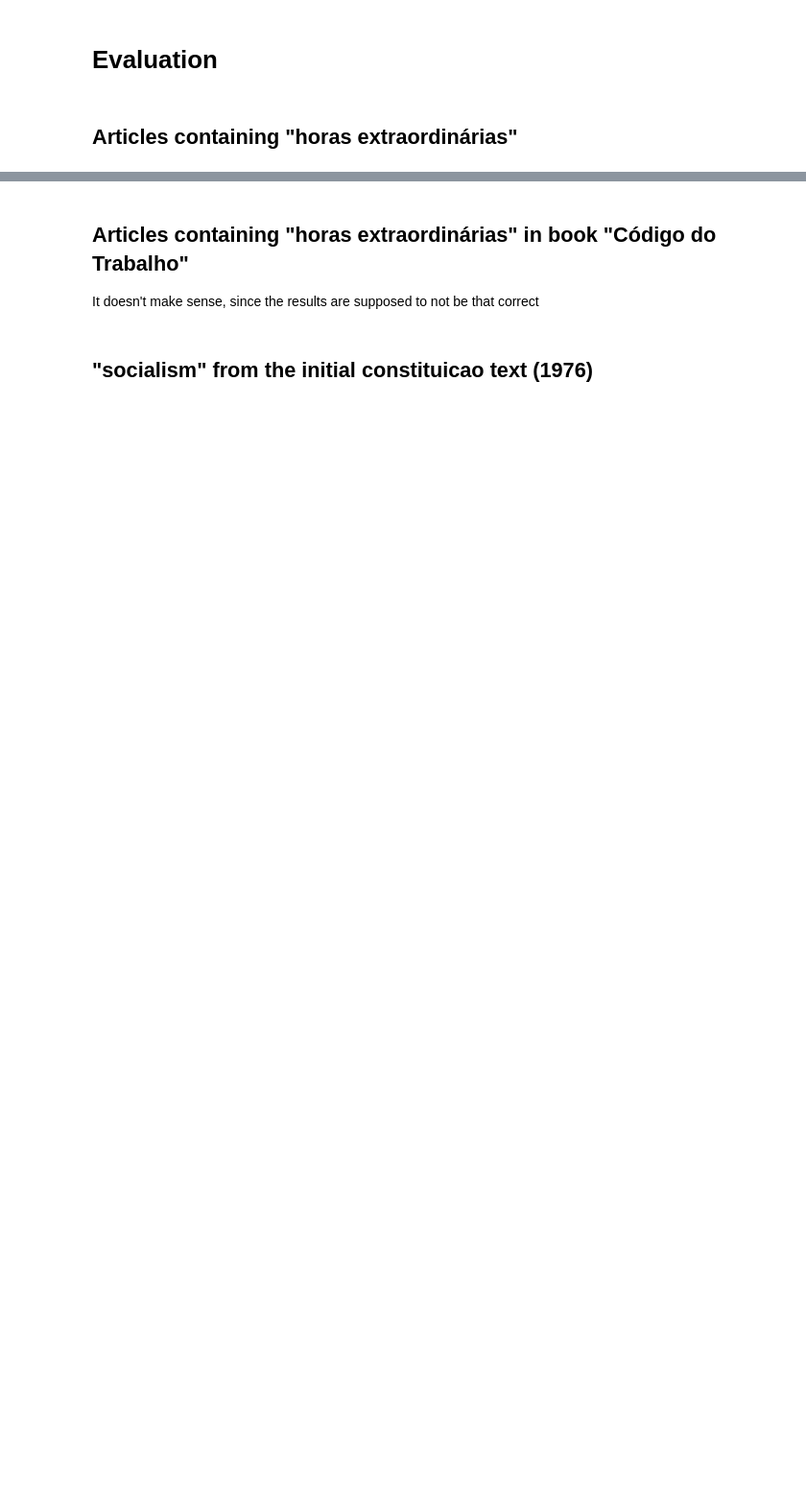
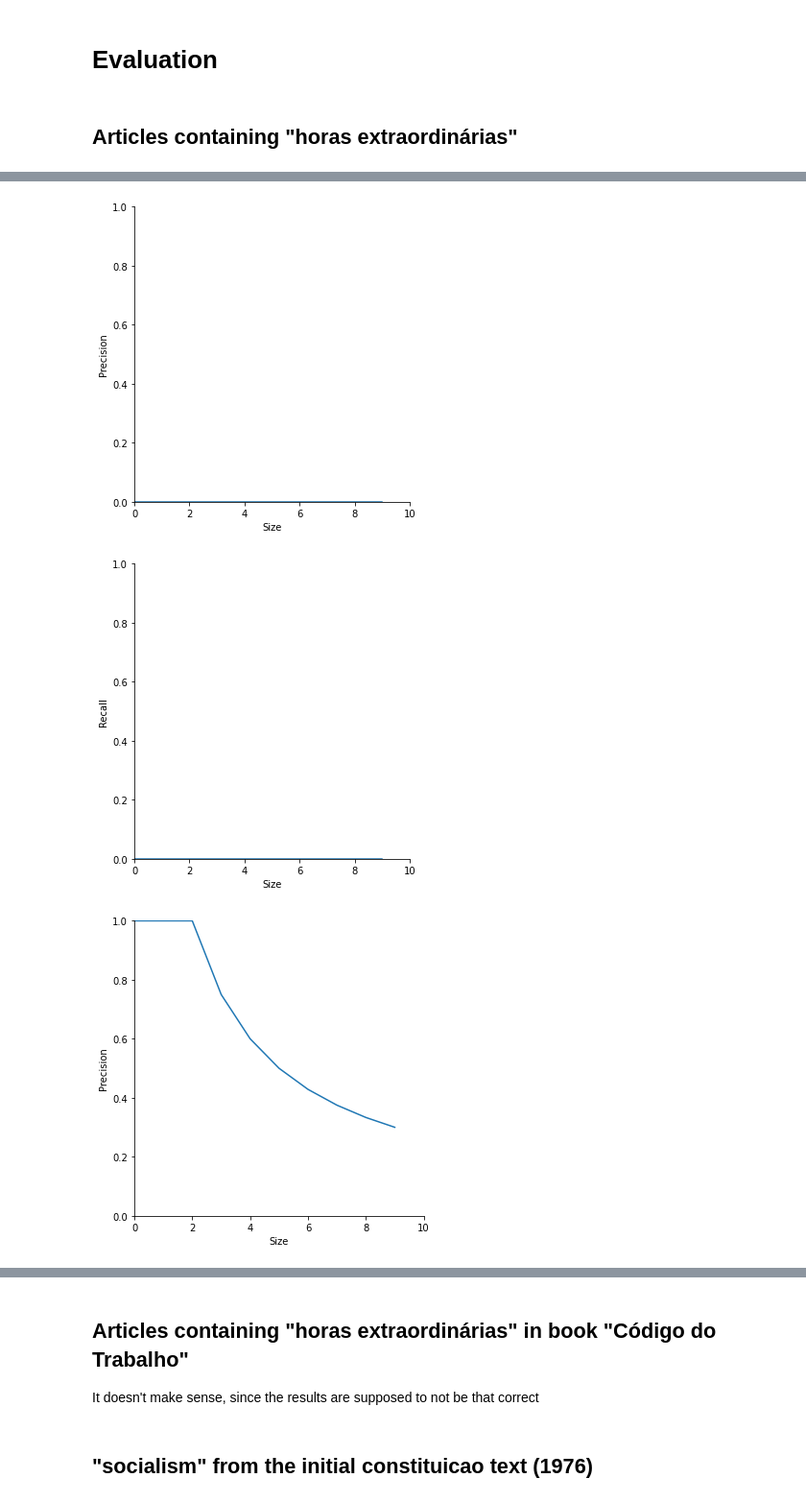
Before and after one commit to luist18/feup-pri-proj, a Jupyter notebook: evaluation/evaluation.ipynb, the cells around one changed output, grey strips where cells are left out. Shown at 96% size. Cells and saved outputs as stored; diff of their text form; code cells hidden in the pictures; blank space fills up the shorter version.

Commit message:
Add evaluation plots

```diff
--- a/evaluation/evaluation.ipynb
+++ b/evaluation/evaluation.ipynb
@@ -88,7 +162,9 @@ schemaless_results = requests.get(
         "defType": "edismax",
         "qf": "title text path book",
         "pf": "title text path book",
-        "q": "horas extraordinárias"
+        "q": "horas extraordinárias",
+        "start": 0,
+        "rows": 1000
     }
 ).json()['response']['docs']
 
@@ -99,7 +175,9 @@ schema_simple_results = requests.get(
         "defType": "edismax",
         "qf": "title_raw title text_raw text path book",
         "pf": "title_raw title text_raw text path book",
-        "q": "horas extraordinárias"
+        "q": "horas extraordinárias",
+        "start": 0,
+        "rows": 1000
     }
 ).json()['response']['docs']
 
@@ -111,16 +189,18 @@ schema_full_results = requests.get(
         "qf": "title_raw^3 title^2 text_raw^1.5 text^1 path^0.5 book^0.25",
         "bq": "state:Consolidado^2", # FIXME changed to ^2 to give better results than the weightless (original was ^4)
         "pf": "title_raw^3 title^2 text_raw^1.5 text^1 path^0.5 book^0.25",
-        "q": "horas extraordinárias"
+        "q": "horas extraordinárias",
+        "start": 0,
+        "rows": 1000
     }
 ).json()['response']['docs']
 
 # average precision takes the order into account
 # precision at 10 is the percentage of relevant information in the top10
 # recall is the percentage of relevant information in the total of results
-metrics_table("Schemaless", schemaless_results, qrels)
-metrics_table("Schema with no weights", schema_simple_results, qrels)
-metrics_table("Schema with weights", schema_full_results, qrels)
+statistics("Schemaless", schemaless_results, qrels)
+statistics("Schema with no weights", schema_simple_results, qrels)
+statistics("Schema with weights", schema_full_results, qrels)
 # %% [output]
 Schemaless
                         0      1
@@ -142,0 +223,3 @@ Schema with weights
+[figure, added]
+[figure, added]
+[figure, added]
```
Also changed, not shown: parts of 7 cells of this notebook, 1 other file.
